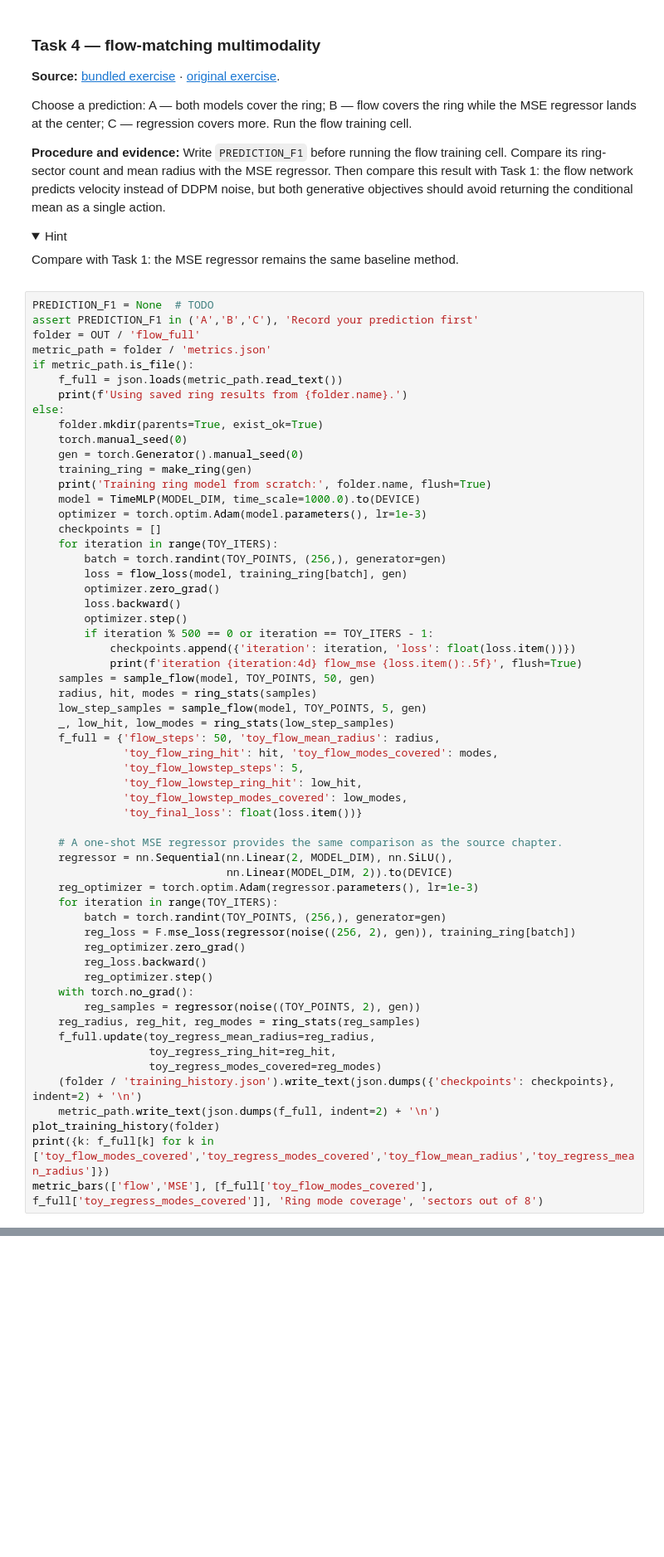
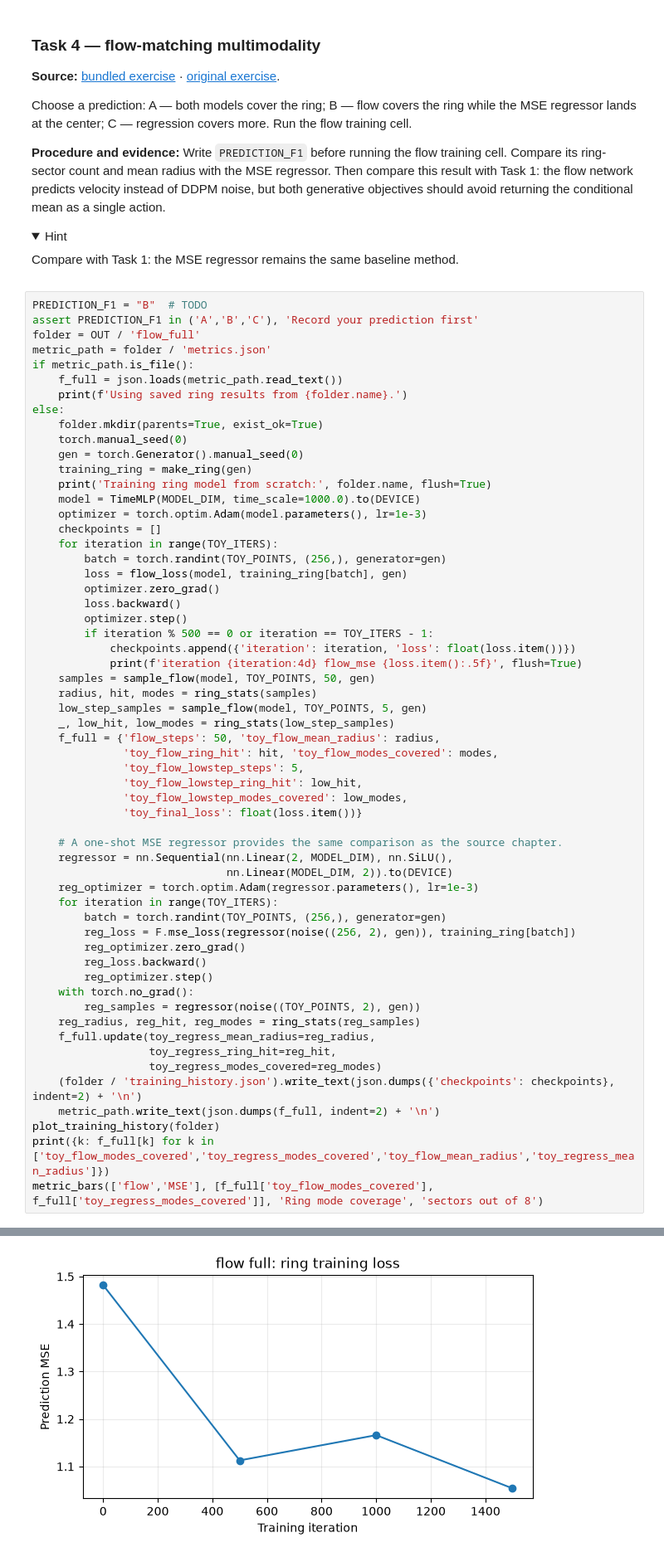
Before and after one commit to IgorRazumvskii/multimodal-vla-course, a Jupyter notebook: 03-diffusion-policy-flow-matching/seminar_03_diffusion_flow_student.ipynb, the cells around one changed output, grey strips where cells are left out. Shown at 83% size. Saved outputs shown, nothing was run; the diff lists cells and outputs as text; folded sections open; blank space fills up the shorter version.

```diff
--- a/03-diffusion-policy-flow-matching/seminar_03_diffusion_flow_student.ipynb
+++ b/03-diffusion-policy-flow-matching/seminar_03_diffusion_flow_student.ipynb
@@ -494,7 +521,7 @@ Compare with Task 1: the MSE regressor remains the same baseline method.
 
 </details>
 # %%
-PREDICTION_F1 = None  # TODO
+PREDICTION_F1 = "B"  # TODO
 assert PREDICTION_F1 in ('A','B','C'), 'Record your prediction first'
 folder = OUT / 'flow_full'
 metric_path = folder / 'metrics.json'
@@ -551,3 +578,4 @@ else:
 plot_training_history(folder)
 print({k: f_full[k] for k in ['toy_flow_modes_covered','toy_regress_modes_covered','toy_flow_mean_radius','toy_regress_mean_radius']})
 metric_bars(['flow','MSE'], [f_full['toy_flow_modes_covered'], f_full['toy_regress_modes_covered']], 'Ring mode coverage', 'sectors out of 8')
+# %% [output]
@@ -553,0 +587 @@ metric_bars(['flow','MSE'], [f_full['toy_flow_modes_covered'], f_full['toy_regre
+[figure, added]
```
Also changed, not shown: parts of 22 cells of this notebook, 1 other file.
